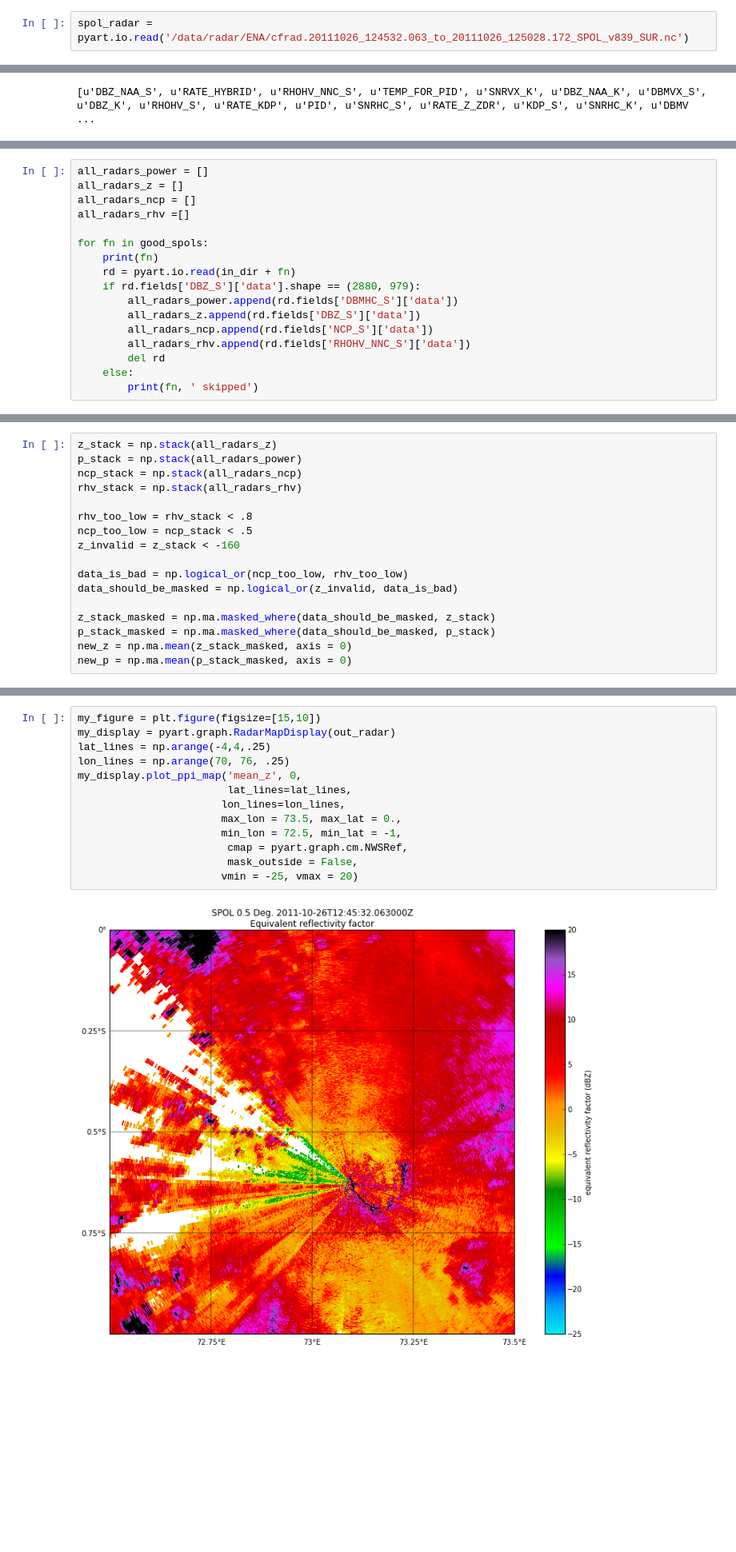
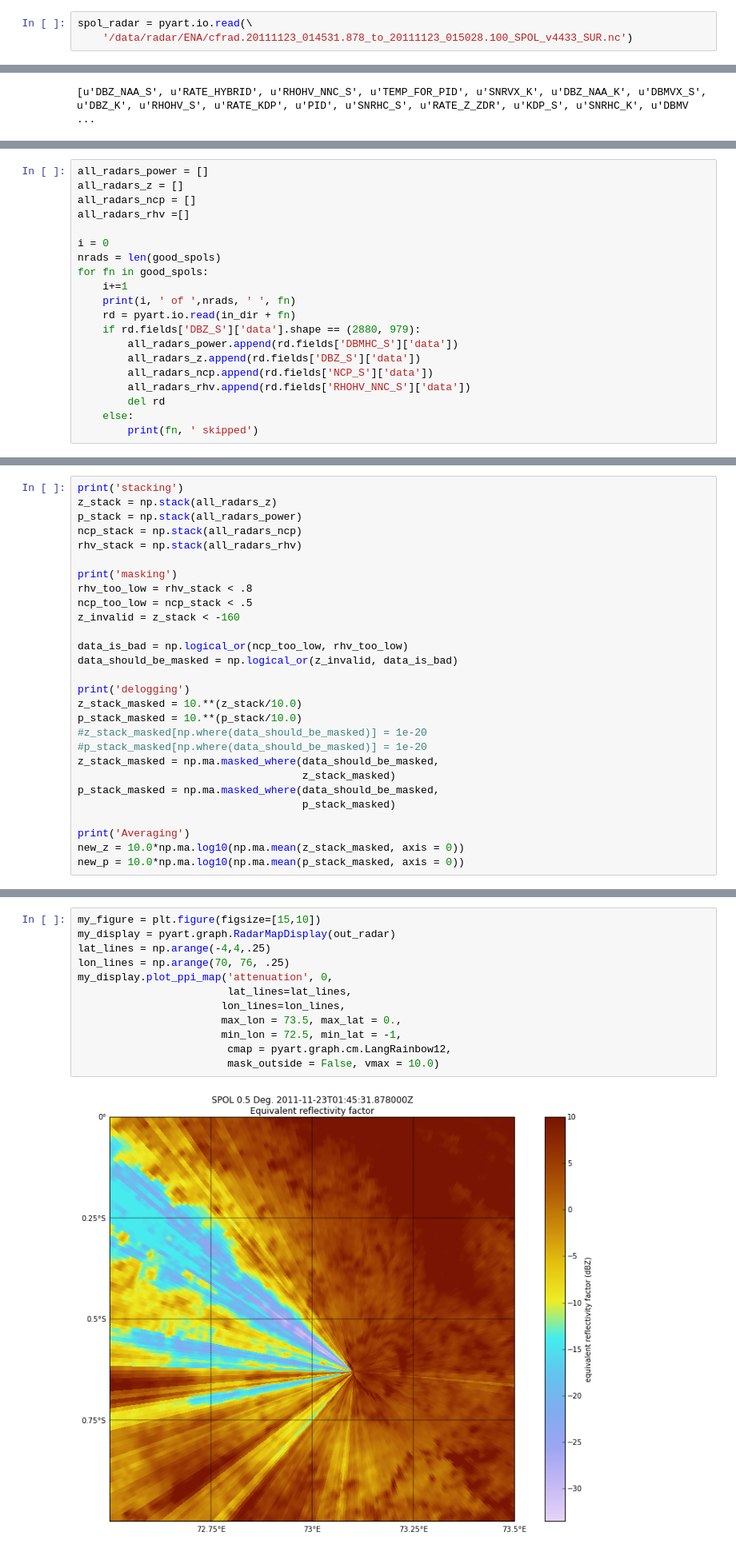
Before and after one commit to EVS-ATMOS/ARM-Azores, a Jupyter notebook: notebooks/1. Initial X-SAPR2 investigations.ipynb, the cells around one changed output, grey strips where cells are left out. Shown at 80% size. Cells and saved outputs as stored; diff of their text form; blank space fills up the shorter version.

```diff
--- a/notebooks/1. Initial X-SAPR2 investigations.ipynb
+++ b/notebooks/1. Initial X-SAPR2 investigations.ipynb
@@ -20,4 +14,5 @@ warnings.filterwarnings("ignore")
 #first lets look at a SPOL file from AIME given they had a hill there
 #0.6960° S, 73.1556° E
 # %%
-spol_radar = pyart.io.read('/data/radar/ENA/cfrad.20111026_124532.063_to_20111026_125028.172_SPOL_v839_SUR.nc')
+spol_radar = pyart.io.read(\
+    '/data/radar/ENA/cfrad.20111123_014531.878_to_20111123_015028.100_SPOL_v4433_SUR.nc')
@@ -69,8 +56,11 @@ all_radars_z = []
 all_radars_ncp = []
 all_radars_rhv =[]
 
+i = 0
+nrads = len(good_spols)
 for fn in good_spols:
-    print(fn)
+    i+=1
+    print(i, ' of ',nrads, ' ', fn)
     rd = pyart.io.read(in_dir + fn)
     if rd.fields['DBZ_S']['data'].shape == (2880, 979):
         all_radars_power.append(rd.fields['DBMHC_S']['data'])
@@ -101,9 +91,11 @@ cfrad.20111111_234531.928_to_20111111_235028.649_SPOL_v1542_SUR.nc
 # %%
+print('stacking')
 z_stack = np.stack(all_radars_z)
 p_stack = np.stack(all_radars_power)
 ncp_stack = np.stack(all_radars_ncp)
 rhv_stack = np.stack(all_radars_rhv)
 
+print('masking')
 rhv_too_low = rhv_stack < .8
 ncp_too_low = ncp_stack < .5
 z_invalid = z_stack < -160
@@ -111,7 +103,16 @@ z_invalid = z_stack < -160
 data_is_bad = np.logical_or(ncp_too_low, rhv_too_low)
 data_should_be_masked = np.logical_or(z_invalid, data_is_bad)
 
-z_stack_masked = np.ma.masked_where(data_should_be_masked, z_stack)
-p_stack_masked = np.ma.masked_where(data_should_be_masked, p_stack)
-new_z = np.ma.mean(z_stack_masked, axis = 0)
-new_p = np.ma.mean(p_stack_masked, axis = 0)
+print('delogging')
+z_stack_masked = 10.**(z_stack/10.0)
+p_stack_masked = 10.**(p_stack/10.0)
+#z_stack_masked[np.where(data_should_be_masked)] = 1e-20
+#p_stack_masked[np.where(data_should_be_masked)] = 1e-20
+z_stack_masked = np.ma.masked_where(data_should_be_masked,
+                                    z_stack_masked)
+p_stack_masked = np.ma.masked_where(data_should_be_masked,
+                                    p_stack_masked)
+
+print('Averaging')
+new_z = 10.0*np.ma.log10(np.ma.mean(z_stack_masked, axis = 0))
+new_p = 10.0*np.ma.log10(np.ma.mean(p_stack_masked, axis = 0))
@@ -144,15 +198,14 @@ my_display.plot_ppi_map('mean_p', 0,
 # %%
 my_figure = plt.figure(figsize=[15,10])
 my_display = pyart.graph.RadarMapDisplay(out_radar)
 lat_lines = np.arange(-4,4,.25)
 lon_lines = np.arange(70, 76, .25)
-my_display.plot_ppi_map('mean_z', 0,
+my_display.plot_ppi_map('attenuation', 0,
                         lat_lines=lat_lines,
                        lon_lines=lon_lines,
                        max_lon = 73.5, max_lat = 0.,
                        min_lon = 72.5, min_lat = -1,
-                        cmap = pyart.graph.cm.NWSRef,
-                        mask_outside = False,
-                       vmin = -25, vmax = 20)
+                        cmap = pyart.graph.cm.LangRainbow12,
+                        mask_outside = False, vmax = 10.0)
 # %% [output]
-[figure, old version]
+[figure, new version]
```
Also changed, not shown: parts of 18 cells of this notebook.
